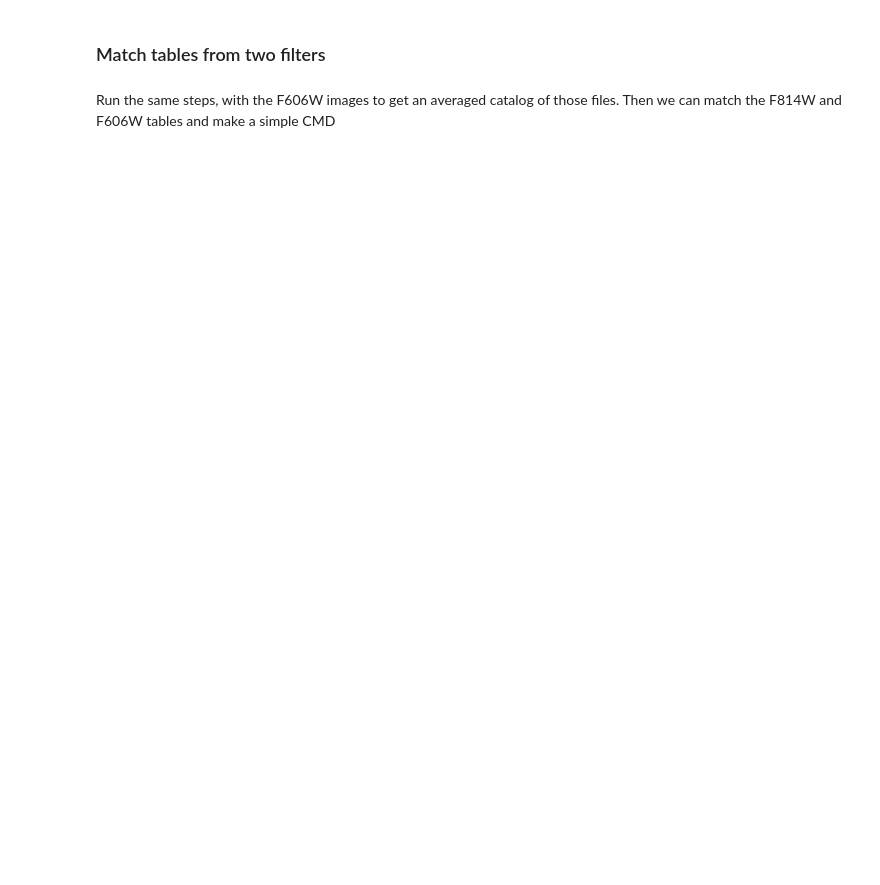
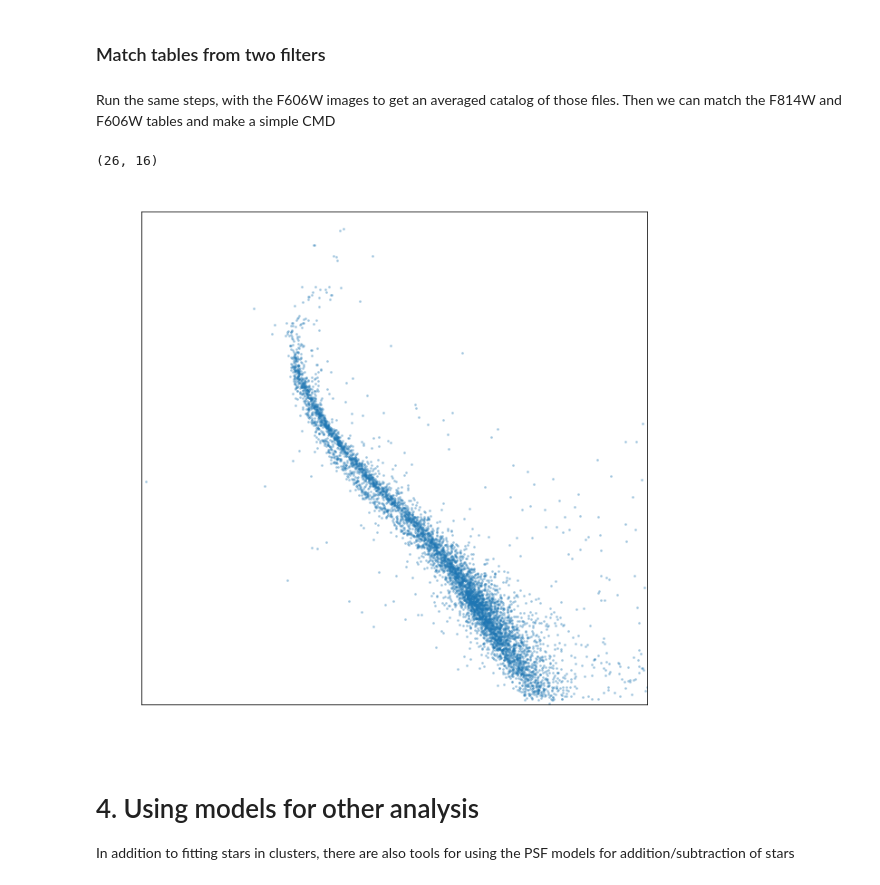
Before and after one commit to spacetelescope/wfc3_photometry, a Jupyter notebook: hst1pass_PSF_Photometry_simple_example.ipynb, the cells around one changed output. Drawn from its saved outputs; the diff is of its cells as text; code cells hidden in the pictures; blank space fills up the shorter version.

```diff
--- a/hst1pass_PSF_Photometry_simple_example.ipynb
+++ b/hst1pass_PSF_Photometry_simple_example.ipynb
@@ -249,12 +437,22 @@ v_images =  [im for im in v_images if fits.getval(im, 'EXPTIME')>200]
 run_hst1pass(v_images, hmin=hmin, fmin=fmin, pmax=pmax)
 align_images(v_images, searchrad=1., gaia=True)
 tbl_v = make_final_table(v_images, min_detections=3)
+# %%
+tbl_v = Table.read('F606W_final_cat.txt', format='ascii.commented_header')
 # %%
 matched_i, matched_v = match_final_catalogs(tbl_i, tbl_v)
 # %%
 fig = plt.figure(figsize=(10,10))
 plt.scatter(matched_v['mbar'] - matched_i['mbar'], matched_v['mbar'], s=3, alpha=.3)
 plt.ylim(plt.ylim()[::-1])
 plt.xlabel('V - I [mag]')
 plt.ylabel('V [mag]')
 plt.title('Color Magnitude Diagram')
+plt.xlim(-1,1)
+plt.ylim(26, 16)
+# %% [output]
+(26, 16)
+[figure, added]
+# %% [markdown]
+# 4. Using models for other analysis
+In addition to fitting stars in clusters, there are also tools for using the PSF models for addition/subtraction of stars
```
Also changed, not shown: parts of 26 cells of this notebook, 3 other files.
